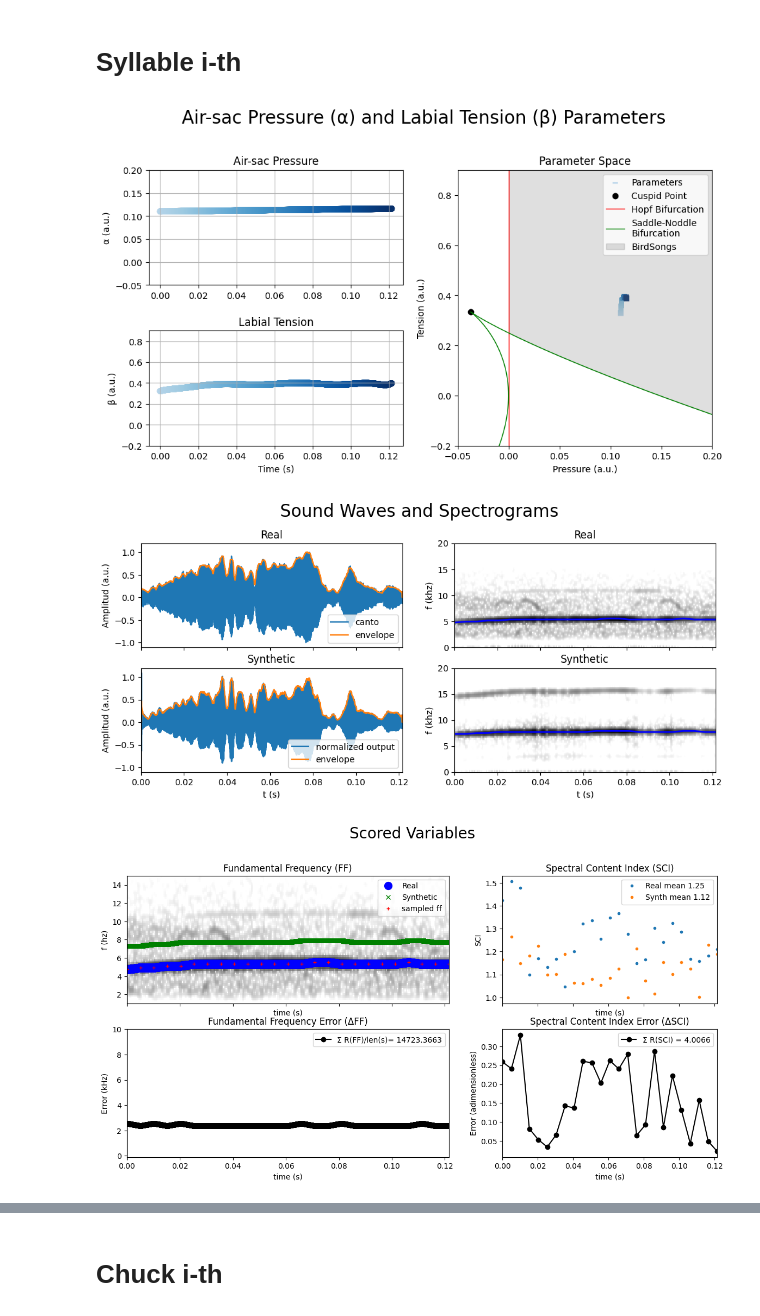
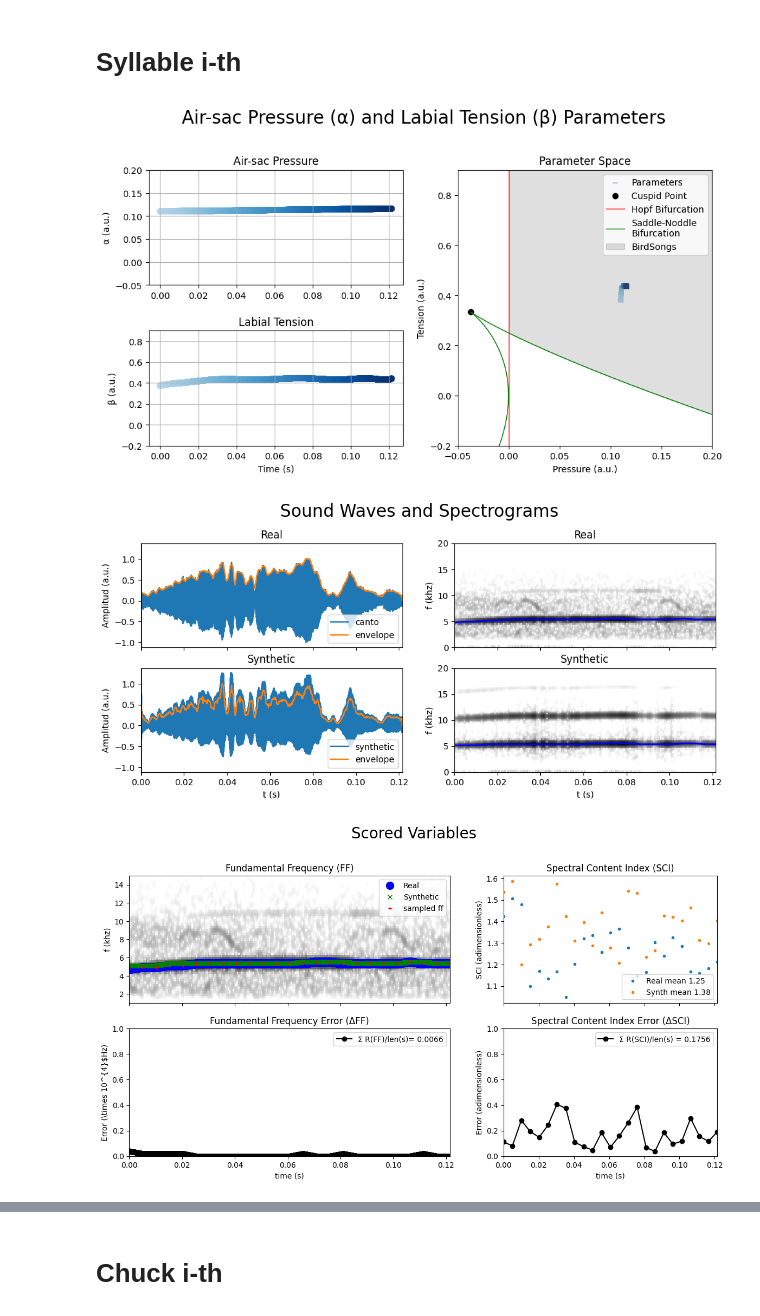
Before and after one commit to saguileran/birdsongs, a Jupyter notebook: SongBirds.ipynb, the cells around one changed output, grey strips where cells are left out. Saved outputs shown, nothing was run; the diff lists cells and outputs as text; code cells hidden in the pictures.

```diff
--- a/SongBirds.ipynb
+++ b/SongBirds.ipynb
@@ -43,11 +42,10 @@ DualAnnealing = {'method':'dual_annealing','max_nfev':200, 'maxiter': 100}
 # %% [markdown]
 # Syllable i-th
 # %%
-copeton.silaba.OptSCI(copeton.parametros)
 copeton.silaba.PlotAlphaBeta()
 copeton.silaba.PlotSynth()
 copeton.silaba.Plot(0)
 # %% [output]
-[figure, old version]
+[figure, new version]
-[figure, old version]
+[figure, new version]
-[figure, old version]
+[figure, new version]
```
Also changed, not shown: parts of 16 cells of this notebook, 8 other files.
